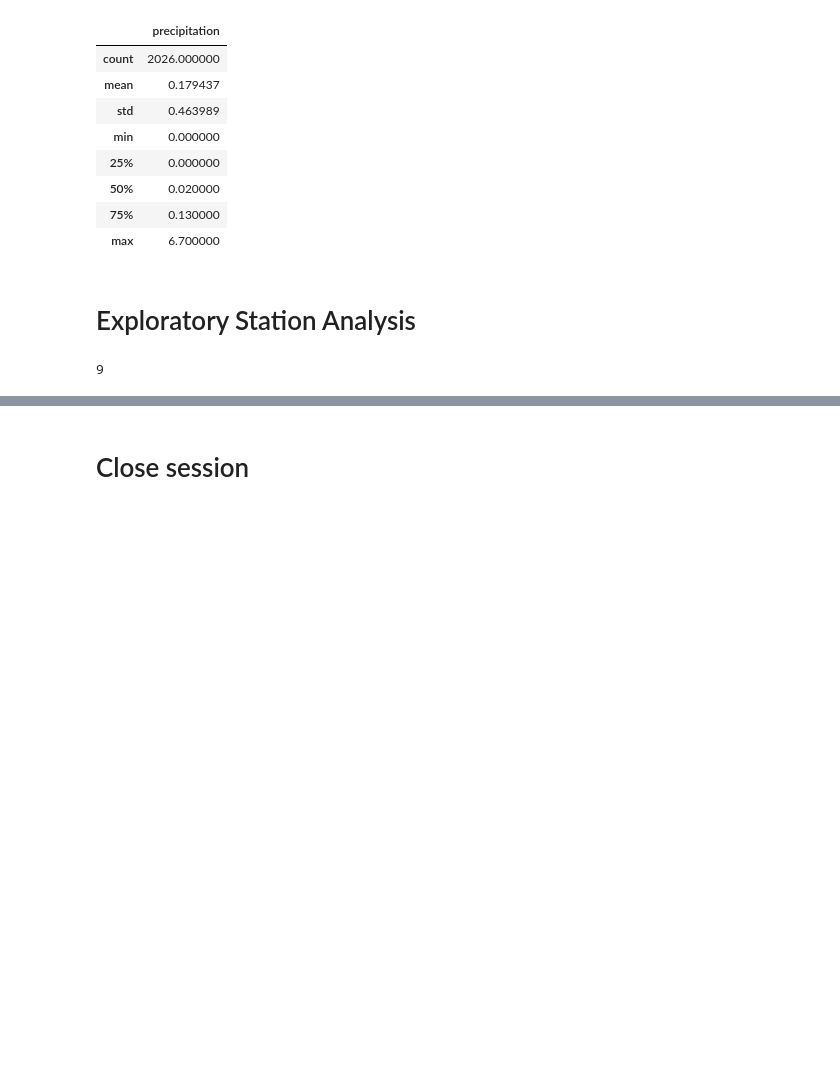
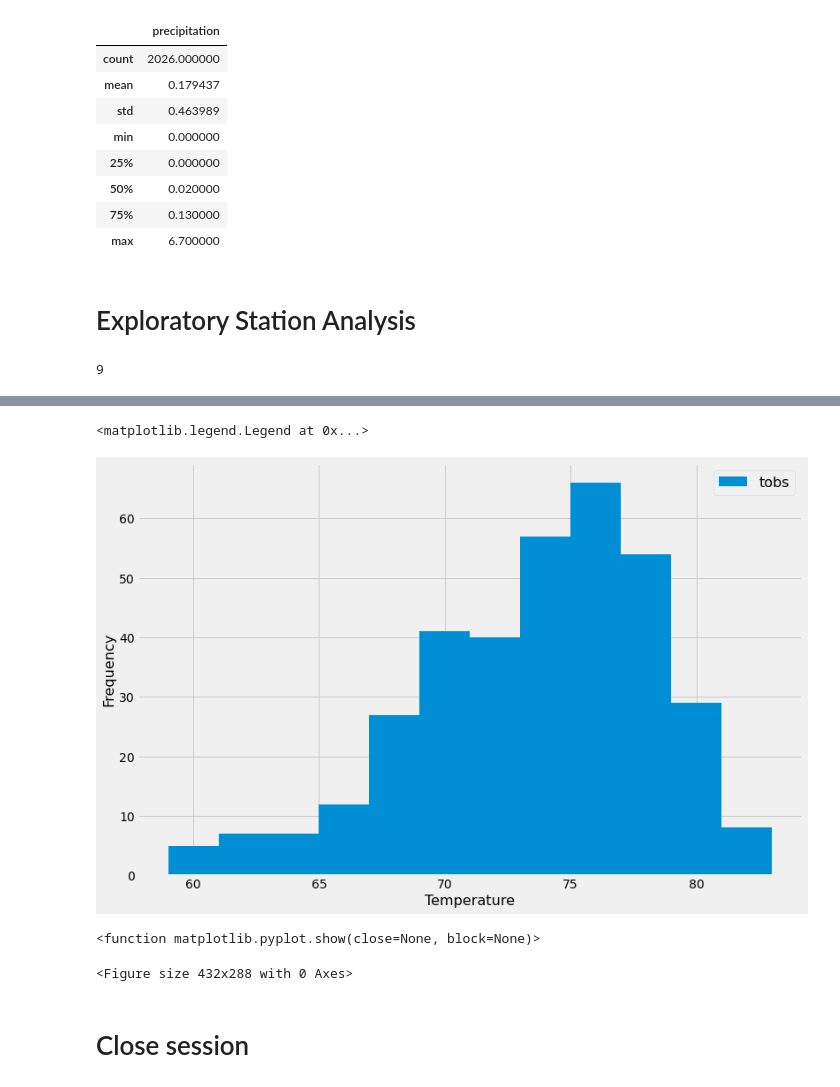
Before and after one commit to aschultz10/sqlalchemy-challenge, a Jupyter notebook: climate_starter.ipynb, the cells around one changed output, grey strips where cells are left out. Saved outputs shown, nothing was run; the diff lists cells and outputs as text; code cells hidden in the pictures; blank space fills up the shorter version.

```diff
--- a/climate_starter.ipynb
+++ b/climate_starter.ipynb
@@ -154,6 +153,7 @@ stationcount
 9
 # %%
 # Design a query to find the most active stations (i.e. what stations have the most rows?)
-activestations = session.query
+activestations = session.query(Measurement.station, func.count(Measurement.station)).group_by(Measurement.station).order_by(func.count(Measurement.station).desc()).all()
 
-# List the stations and the counts in descending order.
+# List the stations and the counts in descending order
+activestations
@@ -159,0 +170,3 @@ activestations = session.query
+# %%
+mostactivestation = activestations[0][0]
+print(f"Station {mostactivestation} is the most active.")
@@ -162,3 +180,10 @@ activestations = session.query
 # %%
 # Using the most active station id
 # Query the last 12 months of temperature observation data for this station and plot the results as a histogram
+filtered = session.query(Measurement.station, Measurement.tobs).filter(Measurement.station == mostactivestation).filter(Measurement.date >= oneyearago).all()
+
+
+#Set index and Create Dataframe
+tobsdf = pd.DataFrame(filtered)
+tobsdf.set_index('station', inplace=True)
+tobsdf
@@ -165,3 +205,20 @@ activestations = session.query
+# %%
+#Create Histogram & Labels
+tobsdf.plot.hist(by='station', bins=12, figsize=(12,8))
+
+plt.xlabel("Temperature", fontsize=16)
+plt.ylabel("Frequency", fontsize=16)
+plt.legend(bbox_to_anchor=(1,1), fontsize=16)
+# %% [output]
+<matplotlib.legend.Legend at 0x...>
+[figure, added]
+# %%
+#Save it
+plt.savefig("StationTemperatureObservation.png")
+plt.show
+# %% [output]
+<function matplotlib.pyplot.show(close=None, block=None)>
+<Figure size 432x288 with 0 Axes>
 # %% [markdown]
 # Close session
 # %%
```
Also changed, not shown: parts of 5 cells of this notebook, 1 other file.
